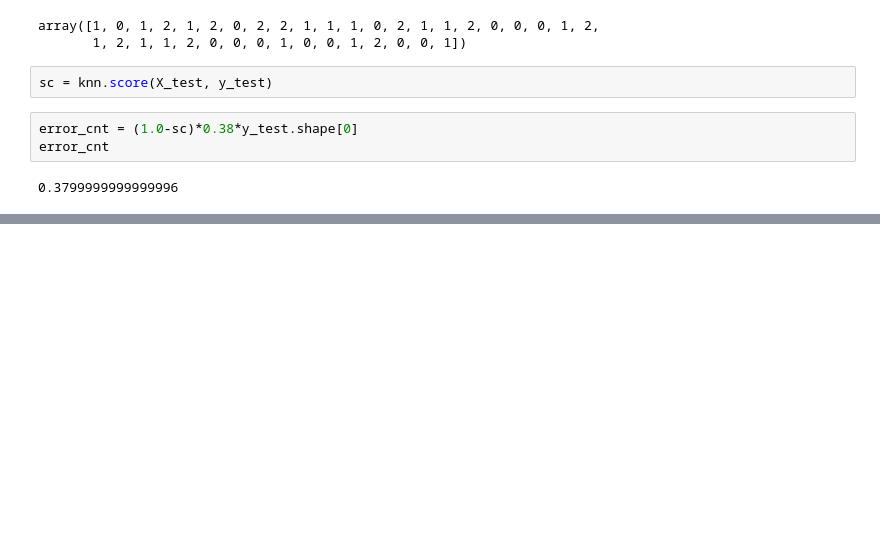
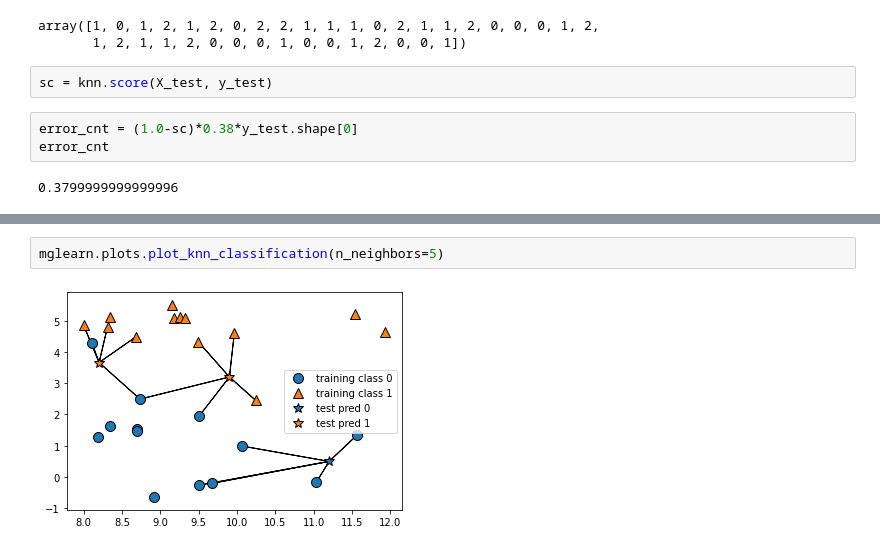
Before and after one commit to waldbear4/Python_2021, a Jupyter notebook: 20210617 Python Maschine Learning 1.ipynb, the cells around one changed output, grey strips where cells are left out. Drawn from its saved outputs; the diff is of its cells as text; blank space fills up the shorter version.

```diff
--- a/20210617 Python Maschine Learning 1.ipynb
+++ b/20210617 Python Maschine Learning 1.ipynb
@@ -217,0 +278,4 @@ error_cnt
+# %%
+mglearn.plots.plot_knn_classification(n_neighbors=5)
+# %% [output]
+[figure, added]
```
Also changed, not shown: parts of 15 cells of this notebook.
